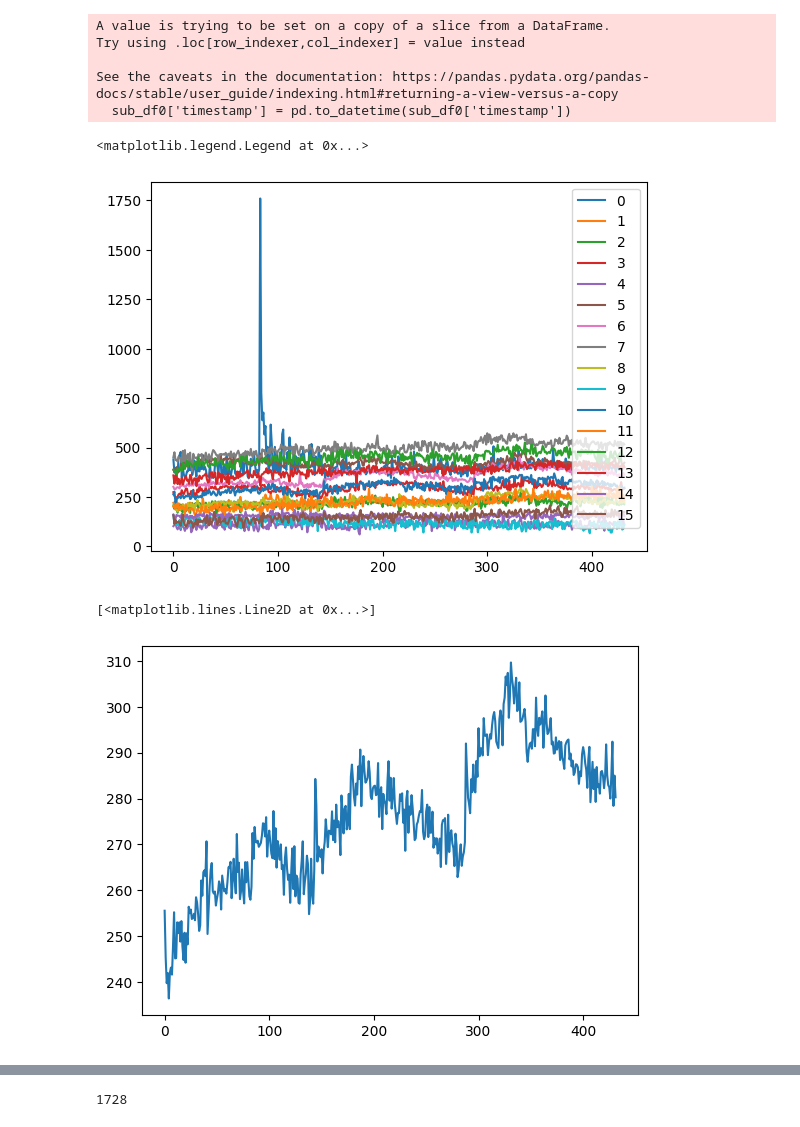
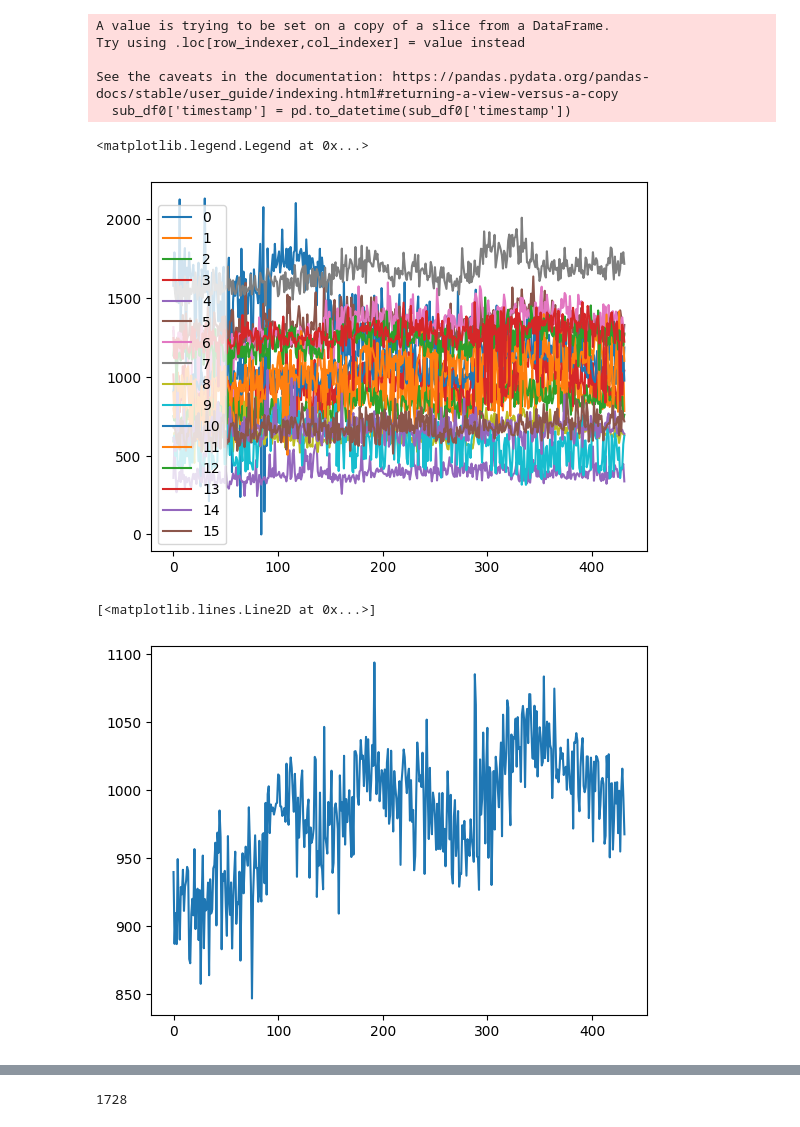
Before and after one commit to steventango/plant-rl, a Jupyter notebook: analysis/analyze_new_plant_data.ipynb, the cells around one changed output, grey strips where cells are left out. Saved outputs shown, nothing was run; the diff lists cells and outputs as text; code cells hidden in the pictures.

```diff
--- a/analysis/analyze_new_plant_data.ipynb
+++ b/analysis/analyze_new_plant_data.ipynb
@@ -6,9 +6,9 @@ import pandas as pd
 from scipy.optimize import curve_fit
 from utils.functions import PiecewiseLinear
 # %%
-data_path = os.path.dirname(os.path.abspath("")) + '/analysis/plant_data/first_exp_area_over_time.csv'
+data_path = os.path.dirname(os.path.abspath("")) + '/analysis/plant_data/new_area_over_time.csv'
 df = pd.read_csv(data_path).sort_values(by='timestamp')
-df['timestamp'] = pd.to_datetime(df['timestamp'])
+df['timestamp'] = pd.to_datetime(df['timestamp'], format='mixed')
 
 sub_df0 = df[df['timestamp'].dt.date.isin([
     pd.Timestamp('2025-02-26').date(),
@@ -59,20 +59,27 @@ for i in range(16):
 plt.legend()
 # %% [output]
 <matplotlib.legend.Legend at 0x...>
-[figure, old version]
+[figure, new version]
 # %%
-ave_area0 = np.mean(area0[:,1:], axis=1)
+def iqm(values):
+    outliers = 2
+    values = np.sort(values)
+    return np.mean(values[outliers:len(values)-outliers])
+    #return np.mean(values[1:])
+
+ave_area0 = [iqm(area0[i,:]) for i in range(area0.shape[0])]
+ave_area0 = np.array(ave_area0)
 
 def moving_average(x, trace_decay_rate = 0.9):
     smooth_x = [x[0]]
     for i in range(1, len(x)):
         smooth_x.append(trace_decay_rate * smooth_x[-1] + (1-trace_decay_rate)*x[i])
     return np.array(smooth_x)
 
 plt.plot(ave_area0)
 # %% [output]
 [<matplotlib.lines.Line2D at 0x...>]
-[figure, old version]
+[figure, new version]
 # %%
 area1 = np.array(sub_df1.drop(columns=['timestamp']))[:steps_per_day*8,:]
 for i in range(16):
```
Also changed, not shown: parts of 9 cells of this notebook, 11 other files.
